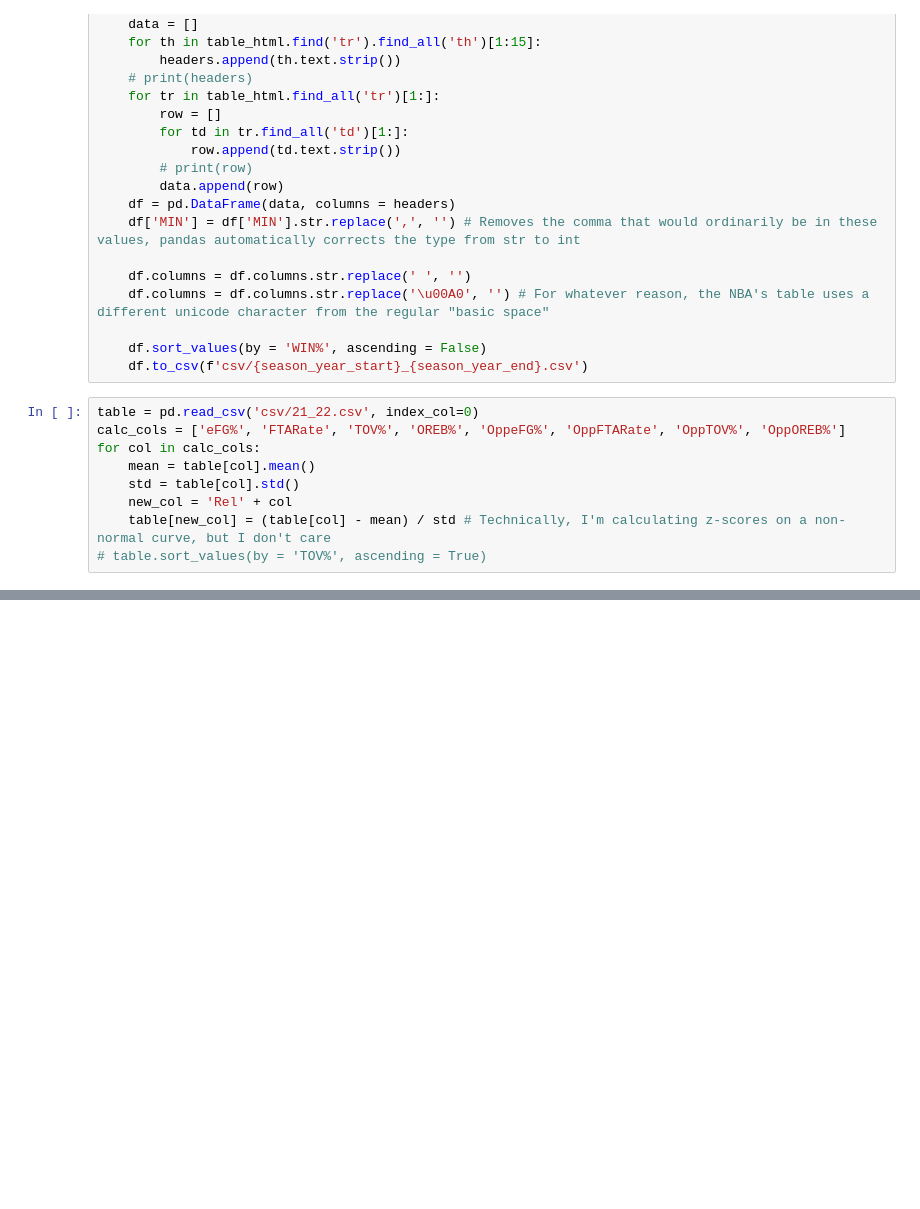
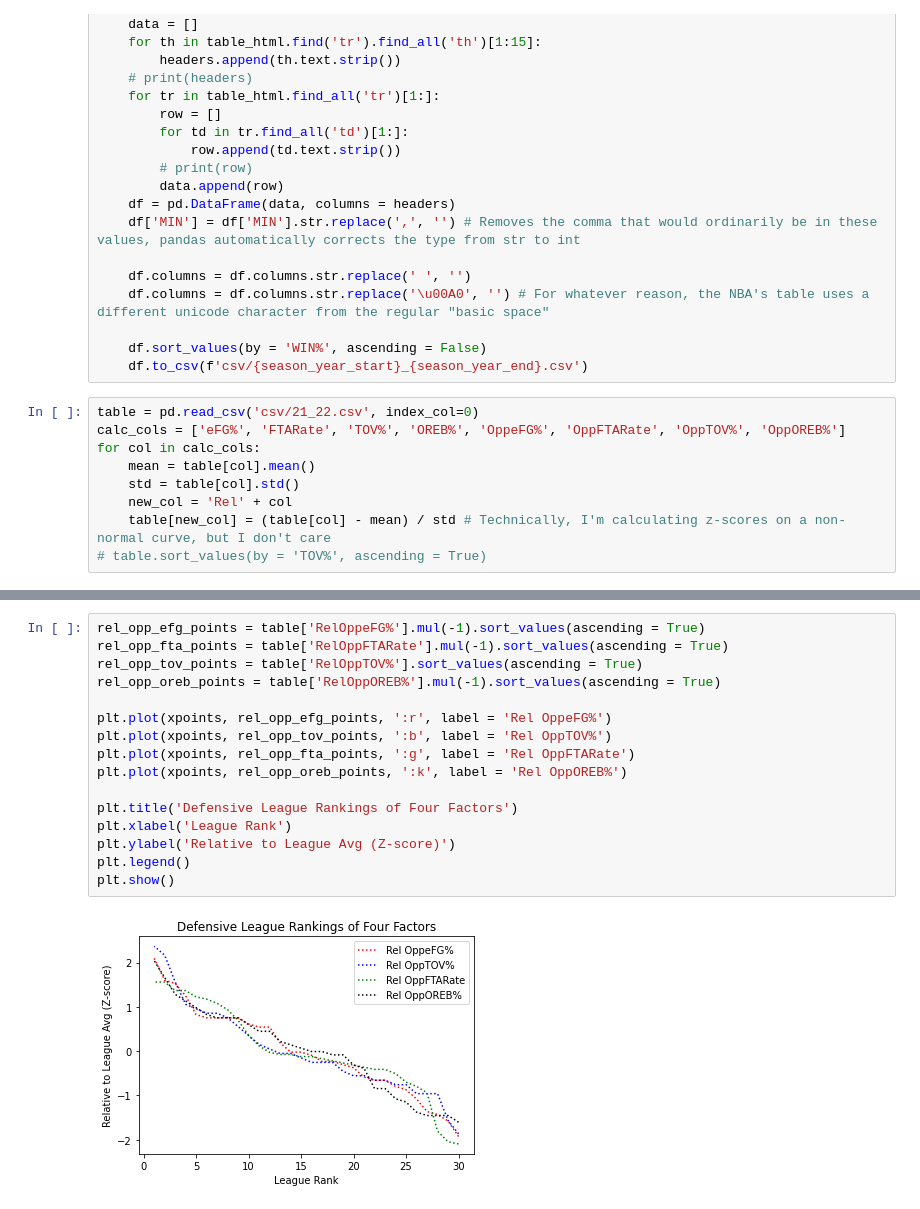
Before and after one commit to shrianshChari/nba-predict, a Jupyter notebook: getting_csv.ipynb, the cells around one changed output, grey strips where cells are left out. Drawn from its saved outputs; the diff is of its cells as text; blank space fills up the shorter version.

```diff
--- a/getting_csv.ipynb
+++ b/getting_csv.ipynb
@@ -117,0 +149,18 @@ plt.show()
+# %%
+rel_opp_efg_points = table['RelOppeFG%'].mul(-1).sort_values(ascending = True)
+rel_opp_fta_points = table['RelOppFTARate'].mul(-1).sort_values(ascending = True)
+rel_opp_tov_points = table['RelOppTOV%'].sort_values(ascending = True)
+rel_opp_oreb_points = table['RelOppOREB%'].mul(-1).sort_values(ascending = True)
+
+plt.plot(xpoints, rel_opp_efg_points, ':r', label = 'Rel OppeFG%')
+plt.plot(xpoints, rel_opp_tov_points, ':b', label = 'Rel OppTOV%')
+plt.plot(xpoints, rel_opp_fta_points, ':g', label = 'Rel OppFTARate')
+plt.plot(xpoints, rel_opp_oreb_points, ':k', label = 'Rel OppOREB%')
+
+plt.title('Defensive League Rankings of Four Factors')
+plt.xlabel('League Rank')
+plt.ylabel('Relative to League Avg (Z-score)')
+plt.legend()
+plt.show()
+# %% [output]
+[figure, added]
```
Also changed, not shown: parts of 4 cells of this notebook.
